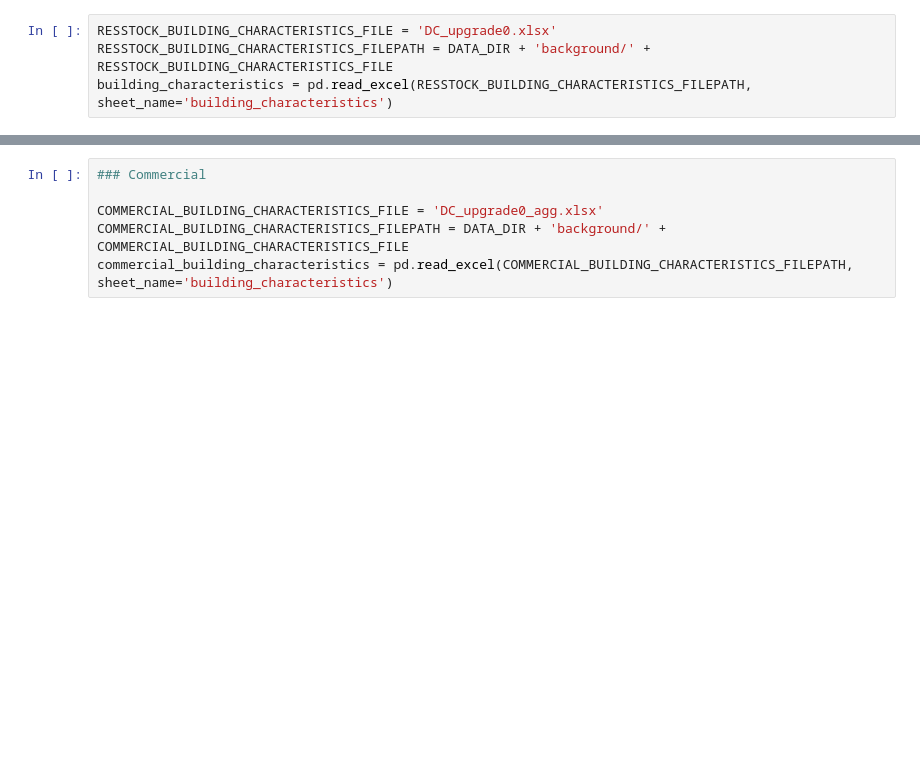
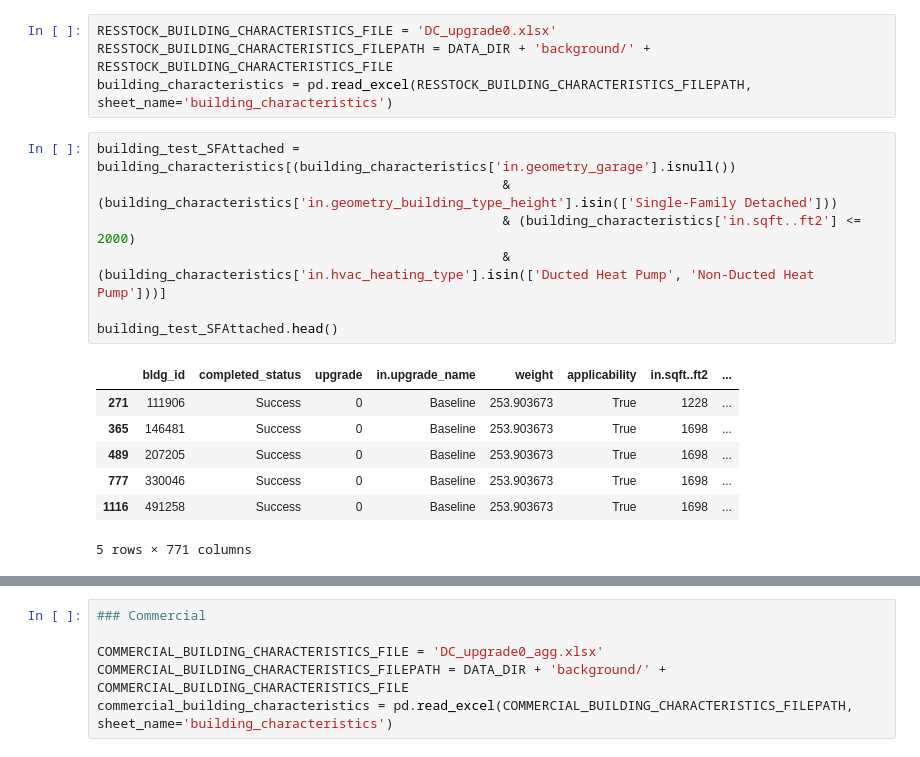
Before and after one commit to egeriicw/Microgrid-Modeling, a Jupyter notebook: Community Load Profiles/notebooks/community_microgrid_load_profiles.ipynb, the cells around one changed output, grey strips where cells are left out. Drawn from its saved outputs; the diff is of its cells as text; blank space fills up the shorter version.

```diff
--- a/Community Load Profiles/notebooks/community_microgrid_load_profiles.ipynb
+++ b/Community Load Profiles/notebooks/community_microgrid_load_profiles.ipynb
@@ -66,6 +69,21 @@ Total RESSTOCK files found: ['../data/input/resstock/timeseries_individual_build
 RESSTOCK_BUILDING_CHARACTERISTICS_FILE = 'DC_upgrade0.xlsx'
 RESSTOCK_BUILDING_CHARACTERISTICS_FILEPATH = DATA_DIR + 'background/' + RESSTOCK_BUILDING_CHARACTERISTICS_FILE
 building_characteristics = pd.read_excel(RESSTOCK_BUILDING_CHARACTERISTICS_FILEPATH, sheet_name='building_characteristics')
+# %%
+building_test_SFAttached = building_characteristics[(building_characteristics['in.geometry_garage'].isnull())
+                                                    & (building_characteristics['in.geometry_building_type_height'].isin(['Single-Family Detached']))
+                                                    & (building_characteristics['in.sqft..ft2'] <= 2000)
+                                                    & (building_characteristics['in.hvac_heating_type'].isin(['Ducted Heat Pump', 'Non-Ducted Heat Pump']))]
+
+building_test_SFAttached.head()
+# %% [output]
+|  | bldg_id | completed_status | upgrade | in.upgrade_name | weight | applicability | in.sqft..ft2 | ... |
+| 271 | 111906 | Success | 0 | Baseline | 253.903673 | True | 1228 | ... |
+| 365 | 146481 | Success | 0 | Baseline | 253.903673 | True | 1698 | ... |
+| 489 | 207205 | Success | 0 | Baseline | 253.903673 | True | 1698 | ... |
+| 777 | 330046 | Success | 0 | Baseline | 253.903673 | True | 1698 | ... |
+| 1116 | 491258 | Success | 0 | Baseline | 253.903673 | True | 1698 | ... |
+5 rows × 771 columns
 # %%
 ## Build the neighborhood
 
```
Also changed, not shown: parts of 7 cells of this notebook.
